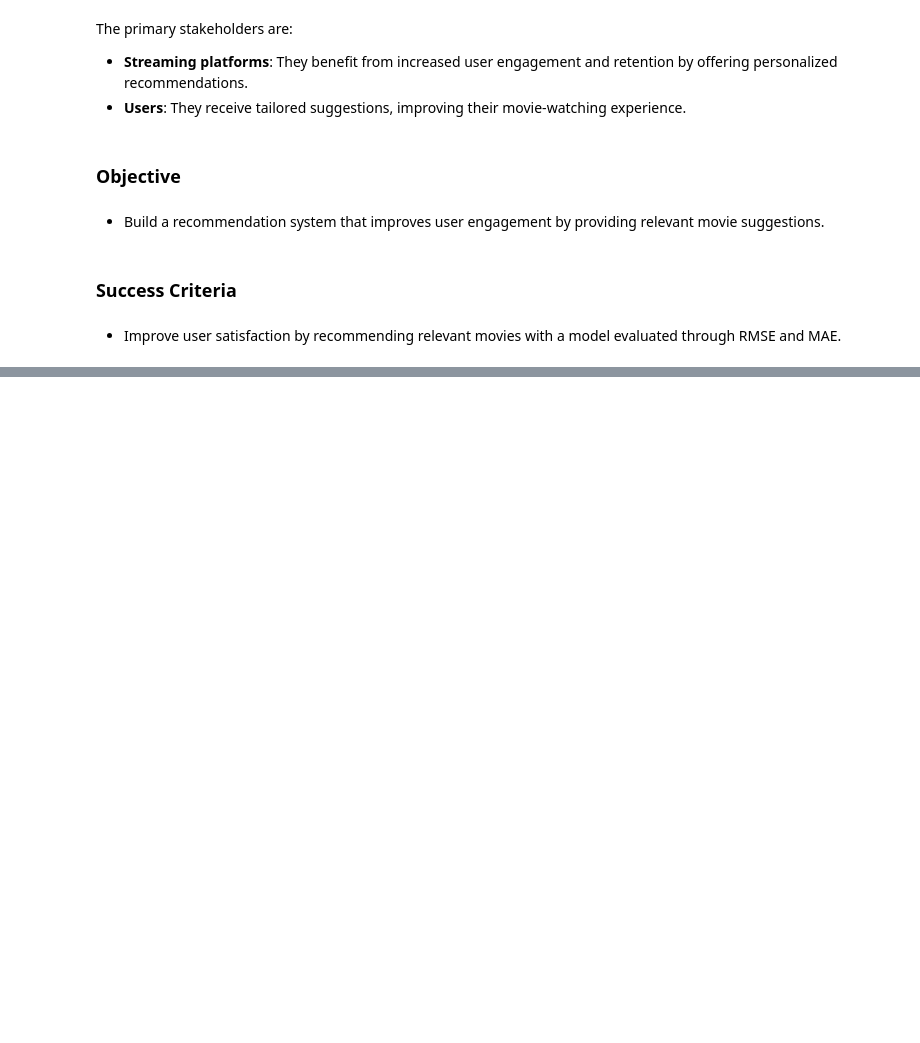
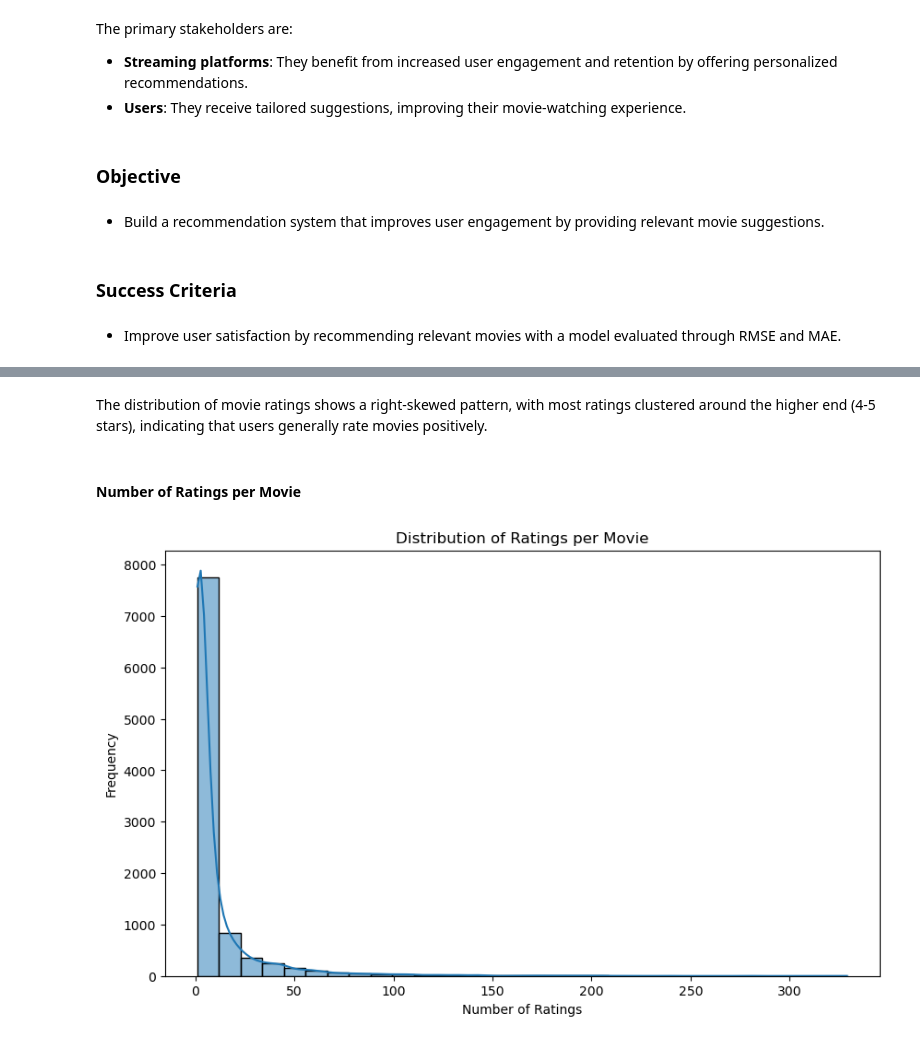
Before and after one commit to Nzoki/Movies-Recommendation-System, a Jupyter notebook: Sam.ipynb, the cells around one changed output, grey strips where cells are left out. Cells and saved outputs as stored; diff of their text form; code cells hidden in the pictures; blank space fills up the shorter version.

```diff
--- a/Sam.ipynb
+++ b/Sam.ipynb
@@ -22,0 +222,14 @@ The primary stakeholders are:
+# %% [markdown]
+The distribution of movie ratings shows a right-skewed pattern, with most ratings clustered around the higher end (4-5 stars), indicating that users generally rate movies positively.
+# %% [markdown]
+#### Number of Ratings per Movie
+# %%
+plt.figure(figsize=(10, 6))
+ratings_per_movie = ratings.groupby('movieId').size()
+sns.histplot(ratings_per_movie, bins=30, kde=True)
+plt.title('Distribution of Ratings per Movie')
+plt.xlabel('Number of Ratings')
+plt.ylabel('Frequency')
+plt.show()
+# %% [output]
+[figure, added]
```
Also changed, not shown: parts of 46 cells of this notebook.
